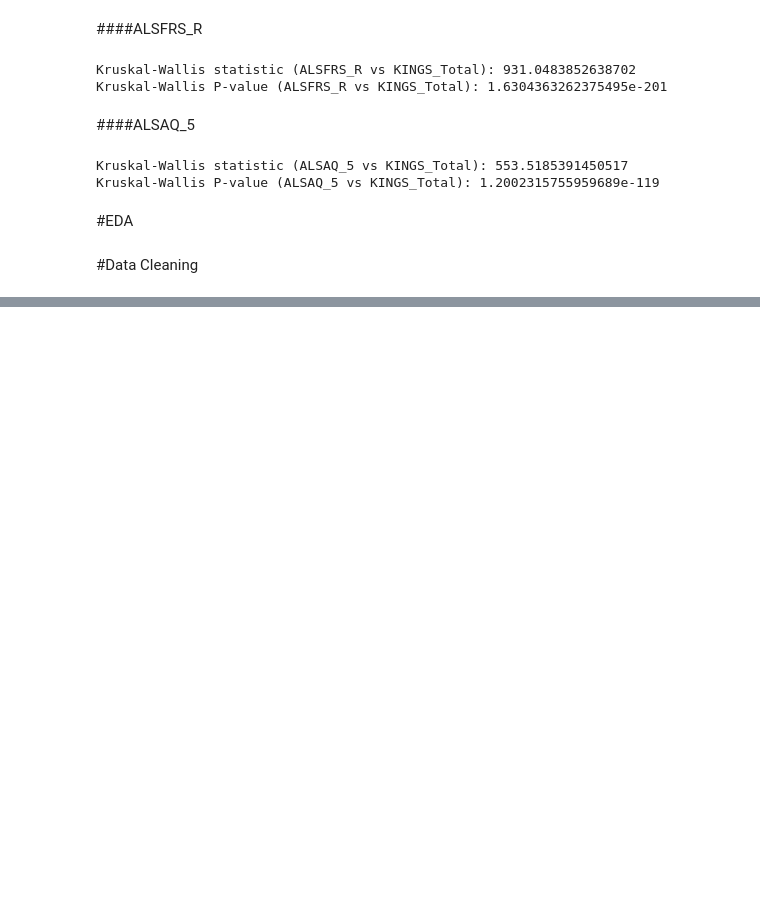
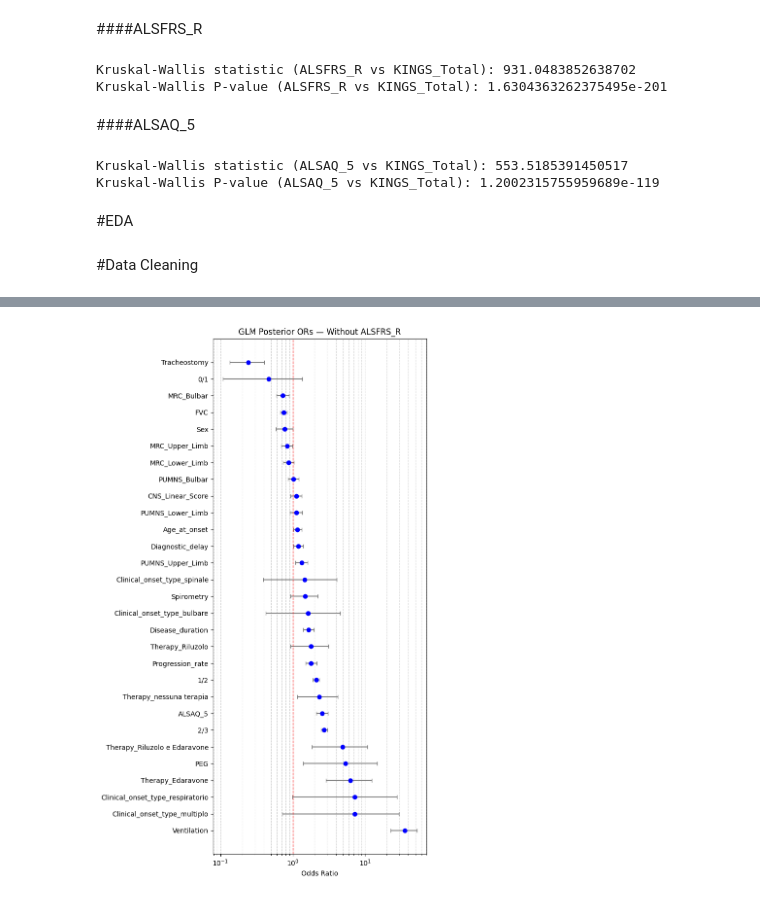
Before and after one commit to FaridRash/Advance-Statistical-Learnin--Semester-3, a Jupyter notebook: Farid/Farid_Integrated.ipynb, the cells around one changed output, grey strips where cells are left out. Saved outputs shown, nothing was run; the diff lists cells and outputs as text; code cells hidden in the pictures; blank space fills up the shorter version.

```diff
--- a/Farid/Farid_Integrated.ipynb
+++ b/Farid/Farid_Integrated.ipynb
@@ -1400,0 +1914,4 @@ display(df.head())
+# %%
+plot_forest(post_glm_noa, title="GLM Posterior ORs — Without ALSFRS_R")
+# %% [output]
+[figure, added]
```
Also changed, not shown: parts of 54 cells of this notebook.
